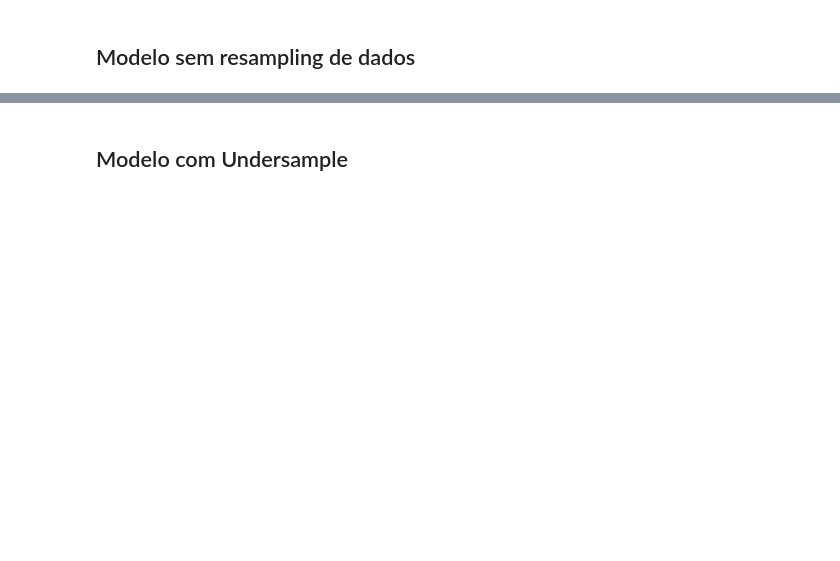
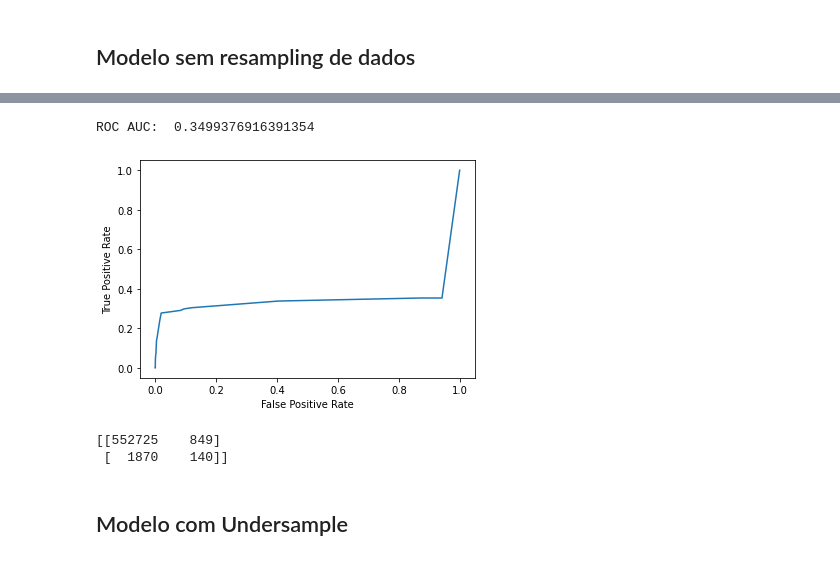
Before and after one commit to cristianomendieta/fraudes-bancarias-CIDAMO, a Jupyter notebook: code/Decision Tree.ipynb, the cells around one changed output, grey strips where cells are left out. Cells and saved outputs as stored; diff of their text form; code cells hidden in the pictures; blank space fills up the shorter version.

Commit message:
adiciona roc auc score decision tree

```diff
--- a/code/Decision Tree.ipynb
+++ b/code/Decision Tree.ipynb
@@ -28,3 +39,13 @@ atributes = ['cc_num', 'gender', 'amt', 'zip', 'lat', 'long', 'merch_lat', 'merc
+# %%
+dt = DecisionTreeClassifier(random_state=42)
+
+scoring = {'precision': make_scorer(precision_score, average = 'macro'),
+           'recall': make_scorer(recall_score, average = 'macro'),
+           'f1': make_scorer(f1_score, average = 'macro')}
+
+grid_values = {'criterion': ['gini', 'entropy'], 'max_depth': [2,3,4,5]}
+
+grid_search_dt = GridSearchCV(dt, param_grid = grid_values, scoring = scoring, refit= 'recall')
 # %% [markdown]
 ## Modelo sem resampling de dados
 # %%
@@ -37,2 +56,2 @@ dt = DecisionTreeClassifier()
 # %%
-dt = dt.fit(X_train, y_train)
+grid_search_dt.fit(X_train, y_train)
@@ -39,4 +66,8 @@ dt = dt.fit(X_train, y_train)
+# %%
+gs_params = grid_search_dt.best_params_
 # %%
+dt = DecisionTreeClassifier(random_state=42, criterion=gs_params['criterion'], max_depth=gs_params['max_depth'])
+dt = dt.fit(X_train, y_train)
 for atribute,importance in zip(X_train.columns,dt.feature_importances_):
     print("{}:{}".format(atribute, importance))
 # %% [output]
@@ -66,2 +95,19 @@ weighted avg       0.99      0.98      0.99    555719
+# %%
+y_predict_proba = dt.predict_proba(X_test)[:,1]
+fpr, tpr, _ = metrics.roc_curve(y_test, y_predict_proba)
+print('\nROC AUC: ', metrics.roc_auc_score(y_test, y_predict_proba))
+
+plt.plot(fpr, tpr)
+plt.ylabel('True Positive Rate')
+plt.xlabel('False Positive Rate')
+plt.show()
+# %% [output]
+ROC AUC:  0.3499376916391354
+[figure, added]
+# %%
+print(metrics.confusion_matrix(y_test, result))
+# %% [output]
+[[552725    849]
+ [  1870    140]]
 # %% [markdown]
 ## Modelo com Undersample
```
Also changed, not shown: parts of 32 cells of this notebook.
